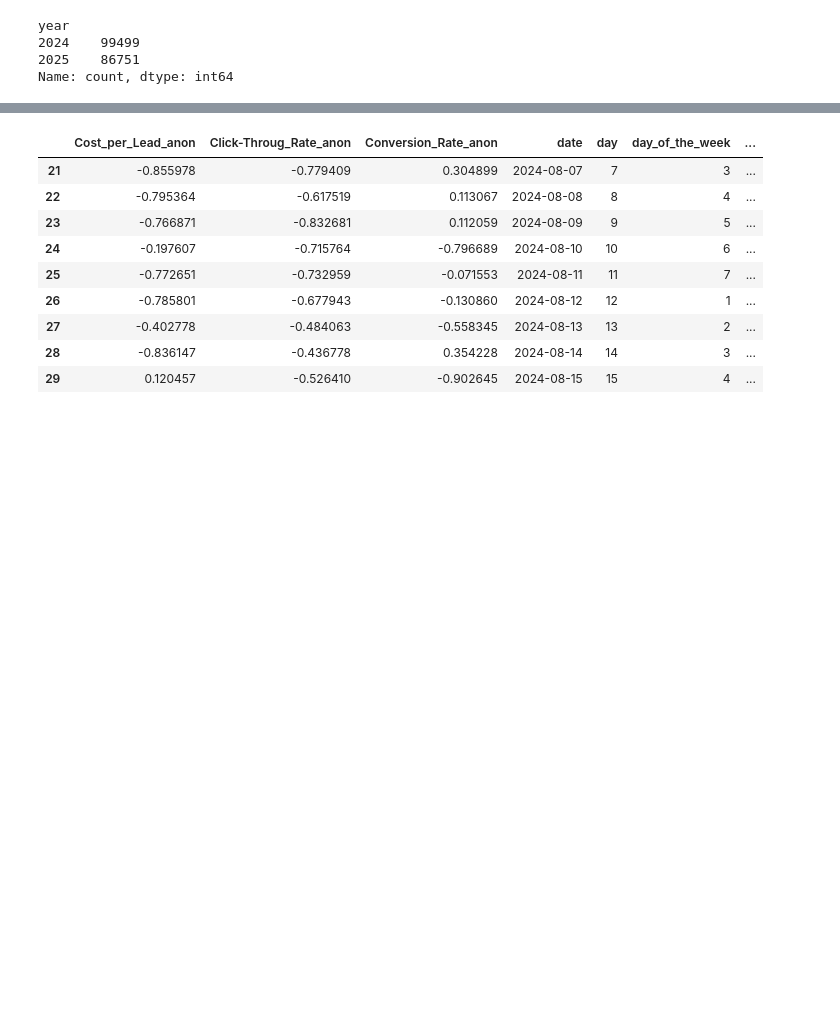
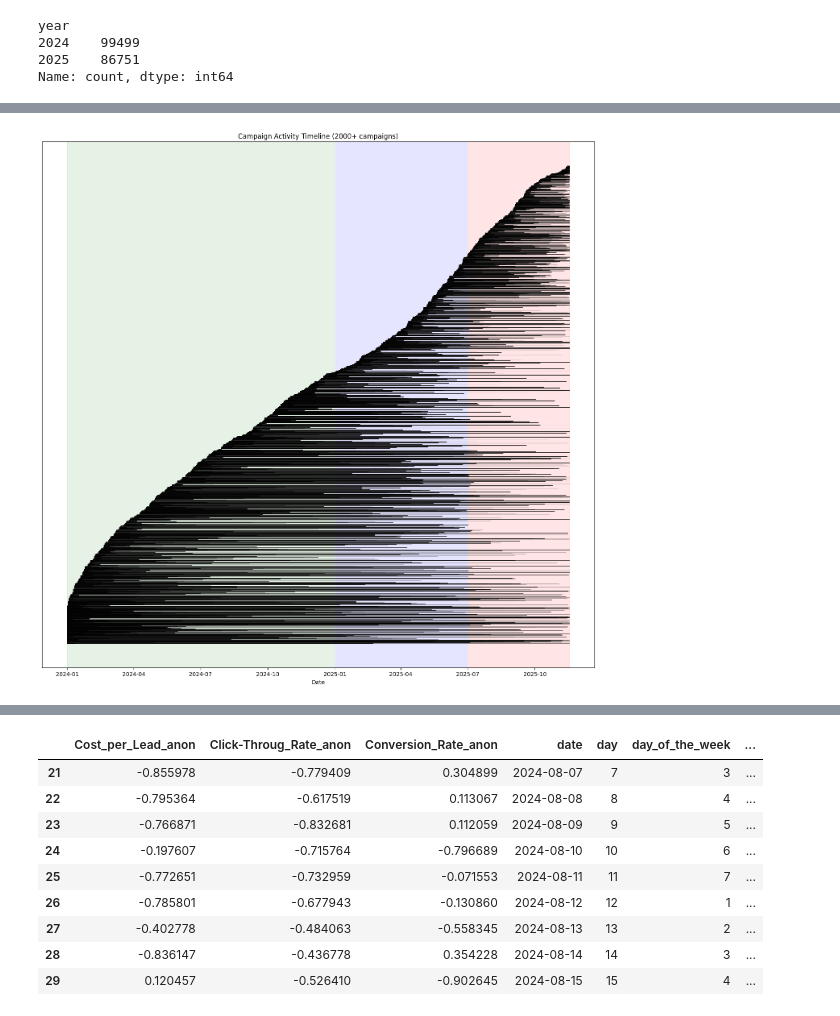
Before and after one commit to JoeyKraemer/CPL_prediction, a Jupyter notebook: preprocessing.ipynb, the cells around one changed output, grey strips where cells are left out. Drawn from its saved outputs; the diff is of its cells as text; code cells hidden in the pictures; blank space fills up the shorter version.

```diff
--- a/preprocessing.ipynb
+++ b/preprocessing.ipynb
@@ -407,0 +469,30 @@ y_test  = test_df['Cost_per_Lead_anon_scaled']
+# %%
+import matplotlib.pyplot as plt
+
+# Build durations
+duration = (
+    data.groupby('traffic_source_campaign_name_anon')['date']
+    .agg(['min', 'max'])
+    .reset_index()
+    .sort_values('min')
+    .reset_index(drop=True)
+)
+
+plt.figure(figsize=(14, 14))
+
+# plot each campaign as a thin line
+for i, row in duration.iterrows():
+    plt.plot([row['min'], row['max']], [i, i], color='black', linewidth=0.6)
+
+# overlay train/val/test
+plt.axvspan(train_df['date'].min(), train_df['date'].max(), color='green', alpha=0.10)
+plt.axvspan(val_df['date'].min(),   val_df['date'].max(),   color='blue',  alpha=0.10)
+plt.axvspan(test_df['date'].min(),  test_df['date'].max(),  color='red',   alpha=0.10)
+
+plt.yticks([])  # hide vertical labels
+plt.xlabel("Date")
+plt.title("Campaign Activity Timeline (2000+ campaigns)")
+plt.tight_layout()
+plt.show()
+# %% [output]
+[figure, added]
```
Also changed, not shown: parts of 68 cells of this notebook, 9 other files.
